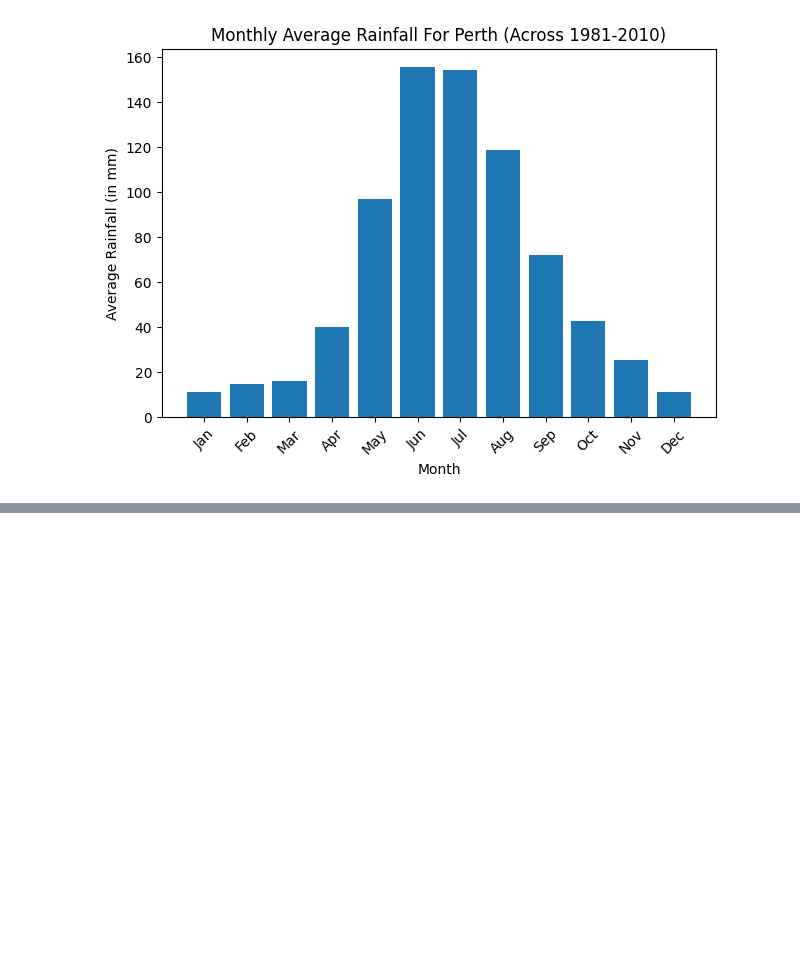
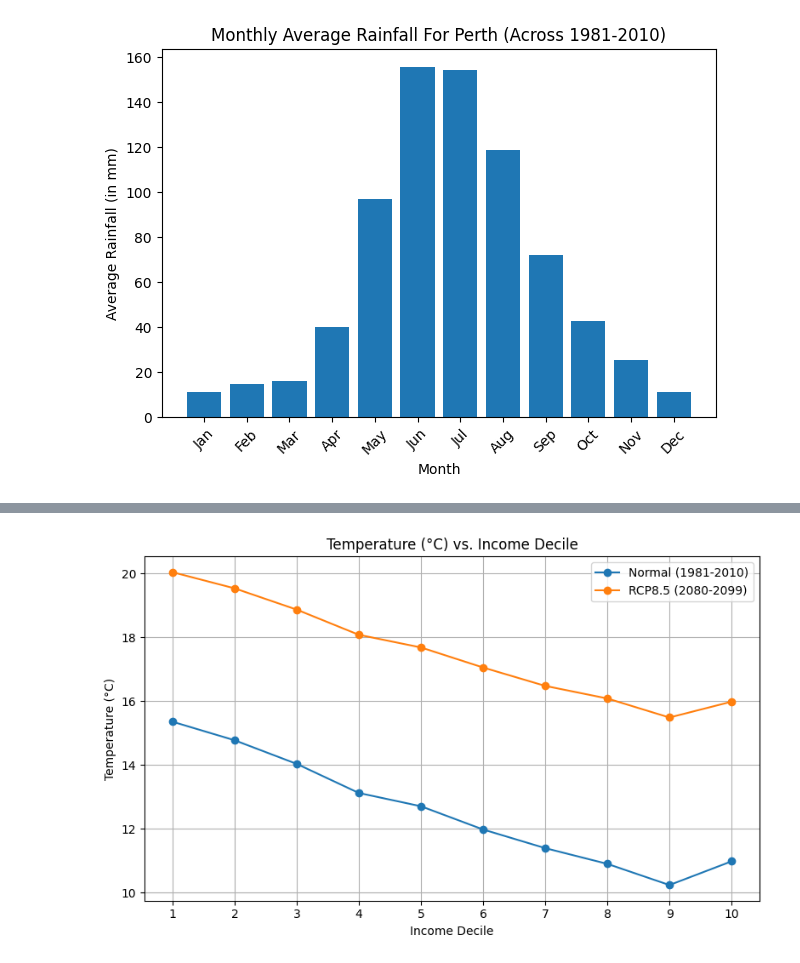
Before and after one commit to neil-stein/Assignment-1_ICP, a Jupyter notebook: Assignment-1_ICP.ipynb, the cells around one changed output, grey strips where cells are left out. Drawn from its saved outputs; the diff is of its cells as text; code cells hidden in the pictures; blank space fills up the shorter version.

```diff
--- a/Assignment-1_ICP.ipynb
+++ b/Assignment-1_ICP.ipynb
@@ -60,0 +202,13 @@ We can see from the chart that June is slightly higher in terms of precipitation
+# %%
+# 3(b) Calculated Income Deciles
+
+# first, merging the data
+us_merged_df = pd.merge(us_temp_df, us_income_df, left_on= 'fips', right_on= 'fips', how= 'inner')
+
+# next, creating our deciles for income
+us_merged_df['income_deciles'] = pd.qcut(us_merged_df['income_per_capita_2018'], q= 10, labels= False) + 1
+
+# next, grouping by our average temperatures for the time period
+average_temps_df = us_merged_df.groupby(['income_deciles'])[['normal_1981_2010','rcp85_2020_2039', 'rcp85_2040_2059', 'rcp85_2080_2099']].mean().reset_index()
+
+print(average_temps_df)
@@ -60,0 +233,18 @@ We can see from the chart that June is slightly higher in terms of precipitation
+# %%
+# 3(c) - Plotting Average temp for the selected timeslots
+
+plt.figure(figsize=(8, 5))
+plt.plot(average_temps_df['income_deciles'], average_temps_df['normal_1981_2010'], marker='o', label='Normal (1981-2010)')
+plt.plot(average_temps_df['income_deciles'], average_temps_df['rcp85_2080_2099'], marker='o', label='RCP8.5 (2080-2099)')
+
+# plot design
+plt.xlabel('Income Decile')
+plt.ylabel('Temperature (°C)')
+plt.title('Temperature (°C) vs. Income Decile')
+plt.xticks(average_temps_df['income_deciles'])
+plt.legend()
+plt.grid(True)
+plt.tight_layout()
+plt.show()
+# %% [output]
+[figure, added]
```
Also changed, not shown: parts of 24 cells of this notebook, 26 other files.
